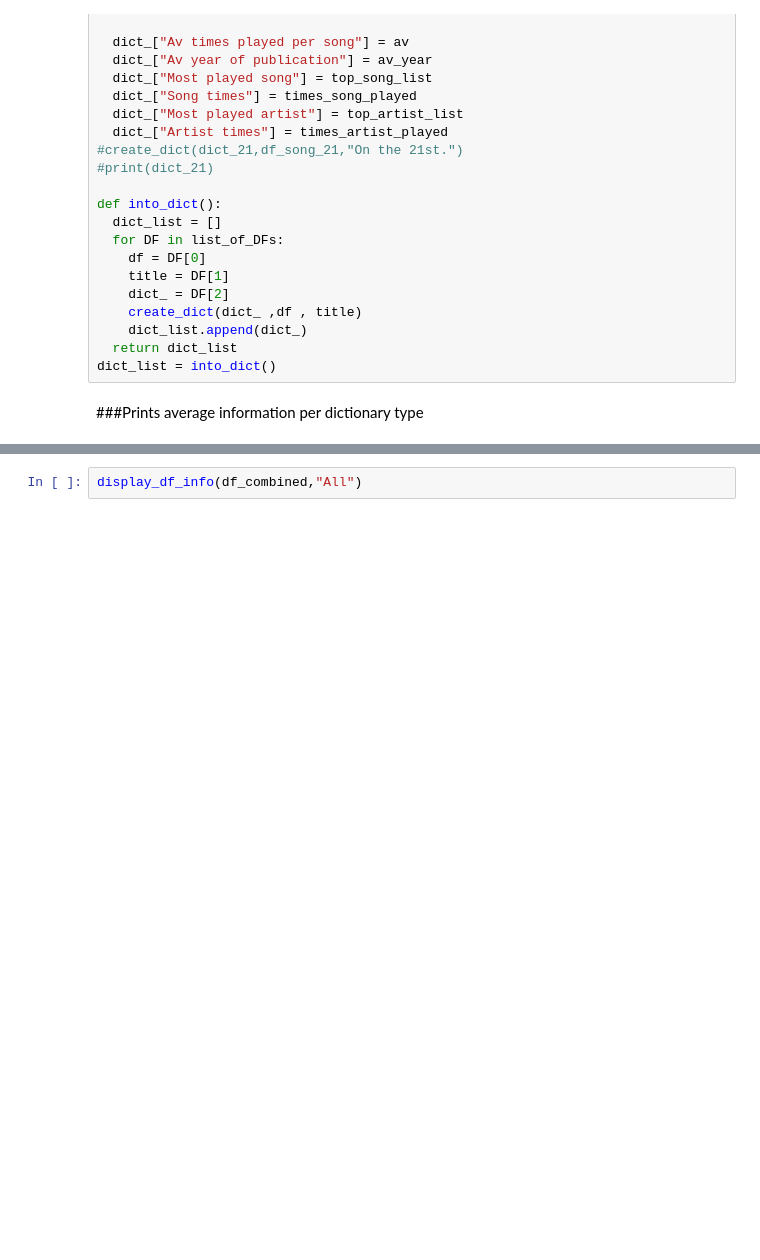
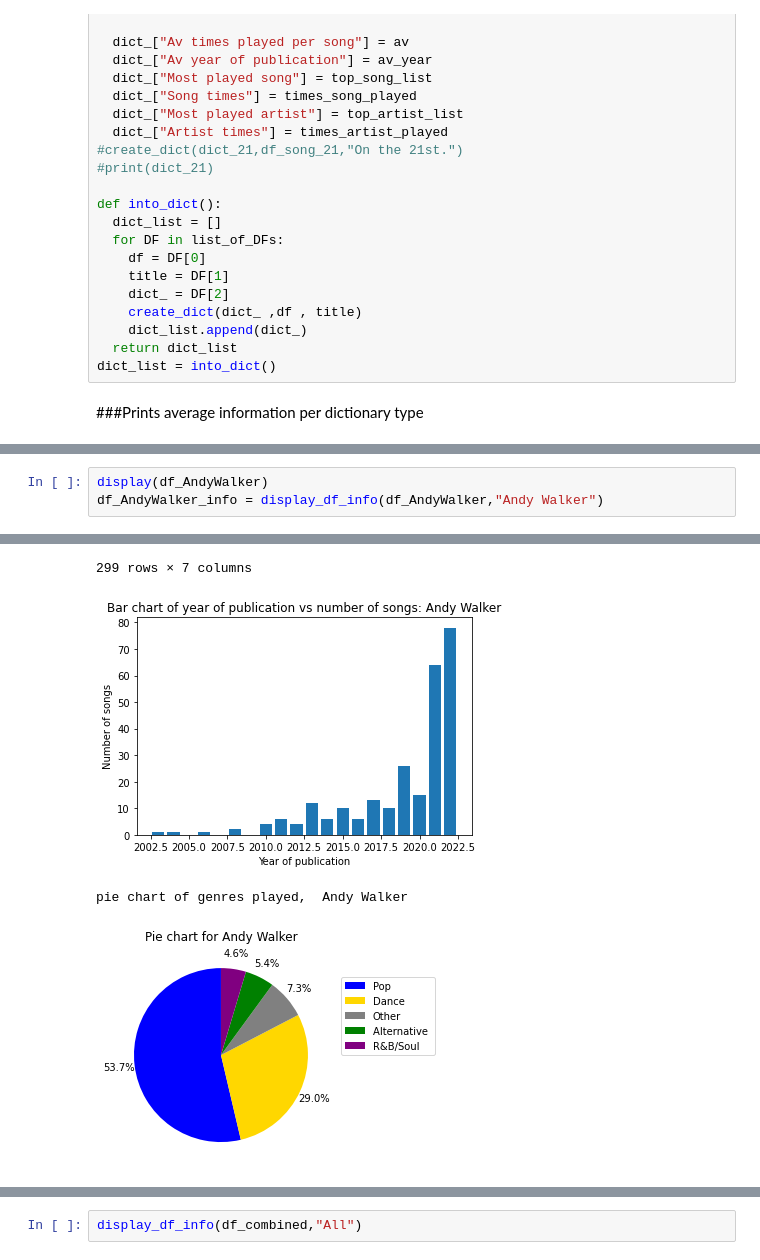
Before and after one commit to SebastienBienfait/L2C-Data-managment, a Jupyter notebook: Data_Exploration_use_data.ipynb, the cells around one changed output, grey strips where cells are left out. Cells and saved outputs as stored; diff of their text form; blank space fills up the shorter version.

```diff
--- a/Data_Exploration_use_data.ipynb
+++ b/Data_Exploration_use_data.ipynb
@@ -703,0 +664,4 @@ Singer/Songwriter   is not in
+# %%
+display(df_AndyWalker)
+df_AndyWalker_info = display_df_info(df_AndyWalker,"Andy Walker")
+# %% [output]
@@ -704 +680,5 @@ Singer/Songwriter   is not in
+299 rows × 7 columns
+[figure, added]
+pie chart of genres played,  Andy Walker
+[figure, added]
 # %%
```
Also changed, not shown: parts of 31 cells of this notebook.
